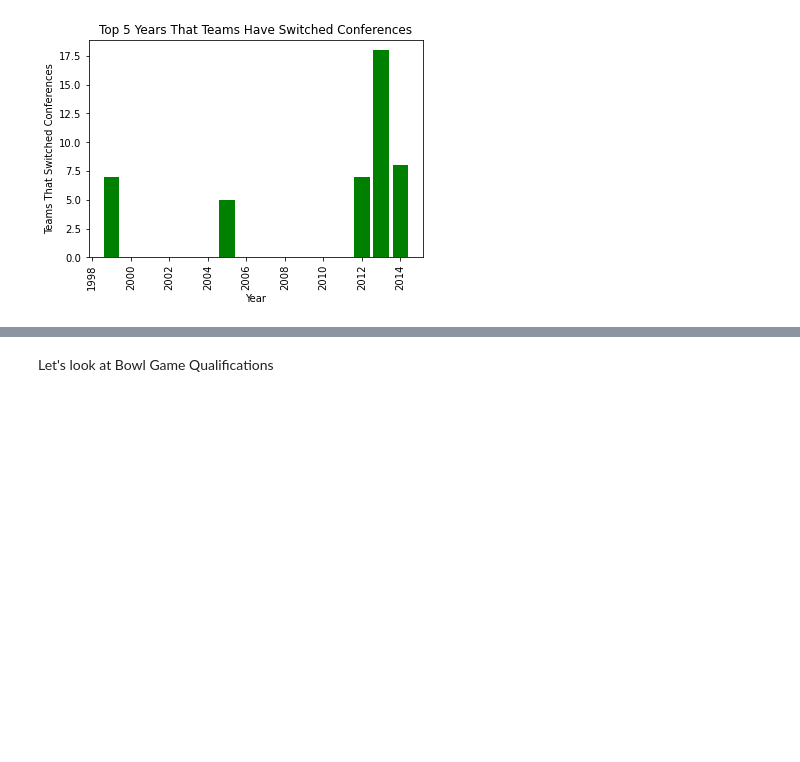
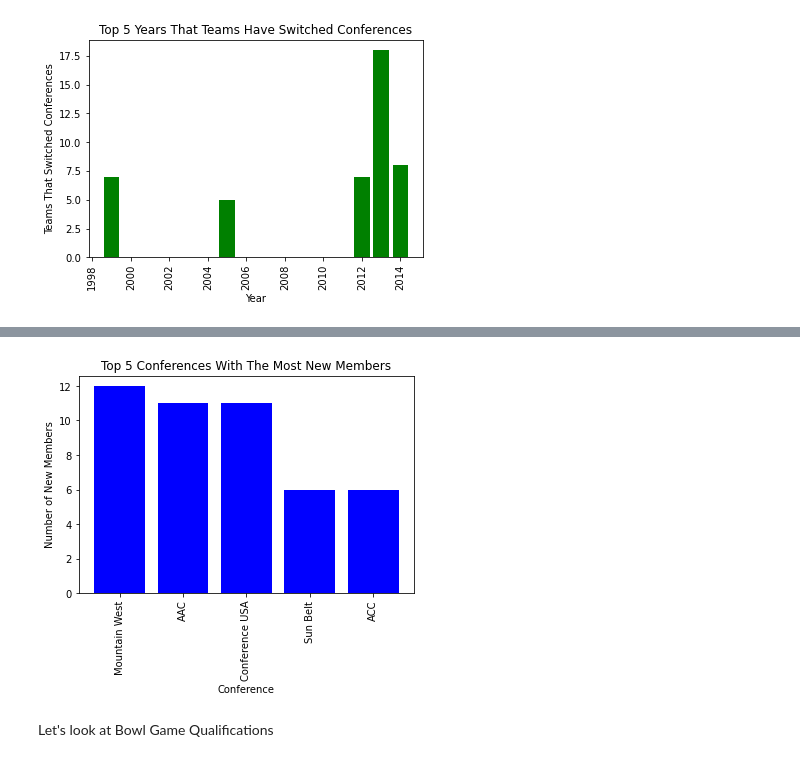
Before and after one commit to LJRollerII/Conference_Realignment_In_College_Football, a Jupyter notebook: notebooks/CFB_Realignment.ipynb, the cells around one changed output, grey strips where cells are left out. Drawn from its saved outputs; the diff is of its cells as text; code cells hidden in the pictures; blank space fills up the shorter version.

```diff
--- a/notebooks/CFB_Realignment.ipynb
+++ b/notebooks/CFB_Realignment.ipynb
@@ -271,0 +312,3 @@ plt.show()
+# %%
+current_conf = pd.DataFrame(cfb_realignment['Current Conference'].value_counts().reset_index())
+current_conf
@@ -271,0 +327,3 @@ plt.show()
+# %%
+current_conf.columns = ['Conference', 'Number of New Members']
+current_conf
@@ -271,0 +342,3 @@ plt.show()
+# %%
+top5_curconf = current_conf.nlargest(5,'Number of New Members')
+top5_curconf.head()
@@ -272,3 +352,12 @@ plt.show()
+# %%
+plt.bar(top5_curconf.Conference,top5_curconf['Number of New Members'], color='blue')
+plt.title('Top 5 Conferences With The Most New Members')
+plt.xlabel('Conference')
+plt.ylabel('Number of New Members')
+plt.xticks(rotation = 90)
+plt.show()
+# %% [output]
+[figure, added]
 # %% [markdown]
 Let's look at Bowl Game Qualifications
 # %%
```
Also changed, not shown: parts of 18 cells of this notebook.
